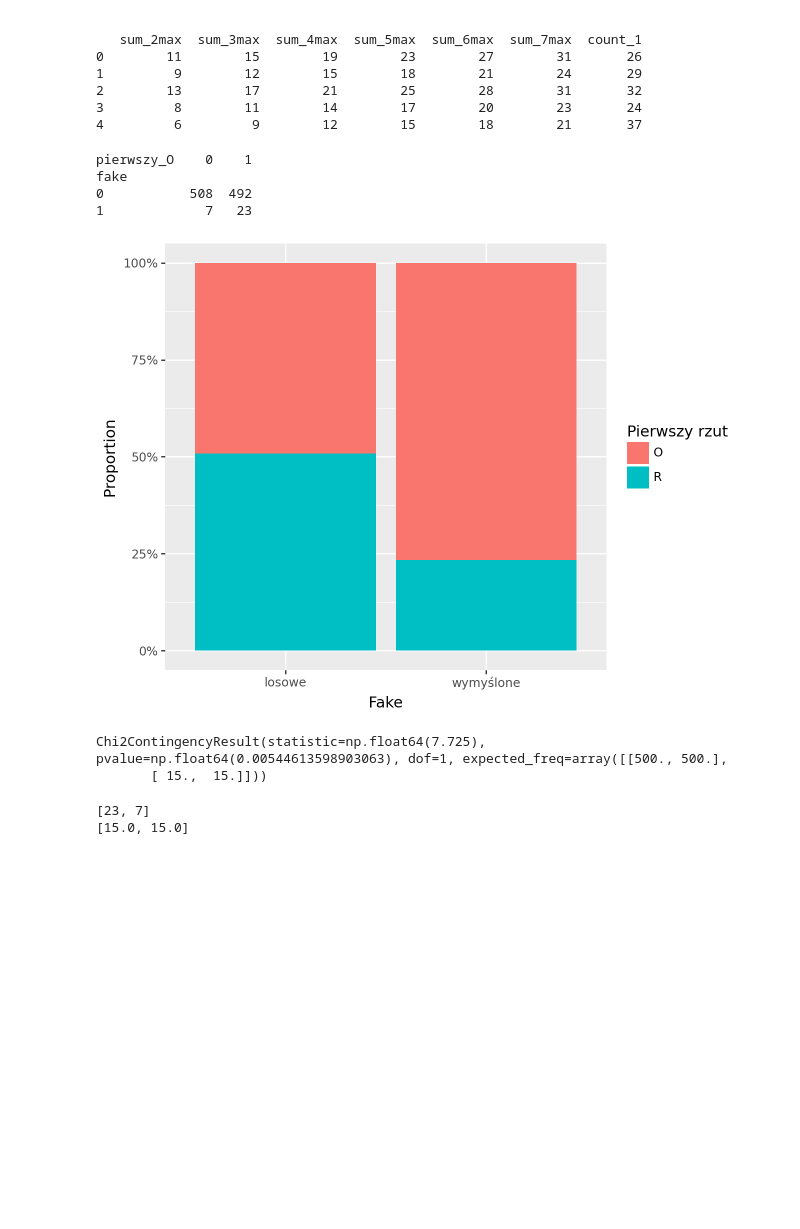
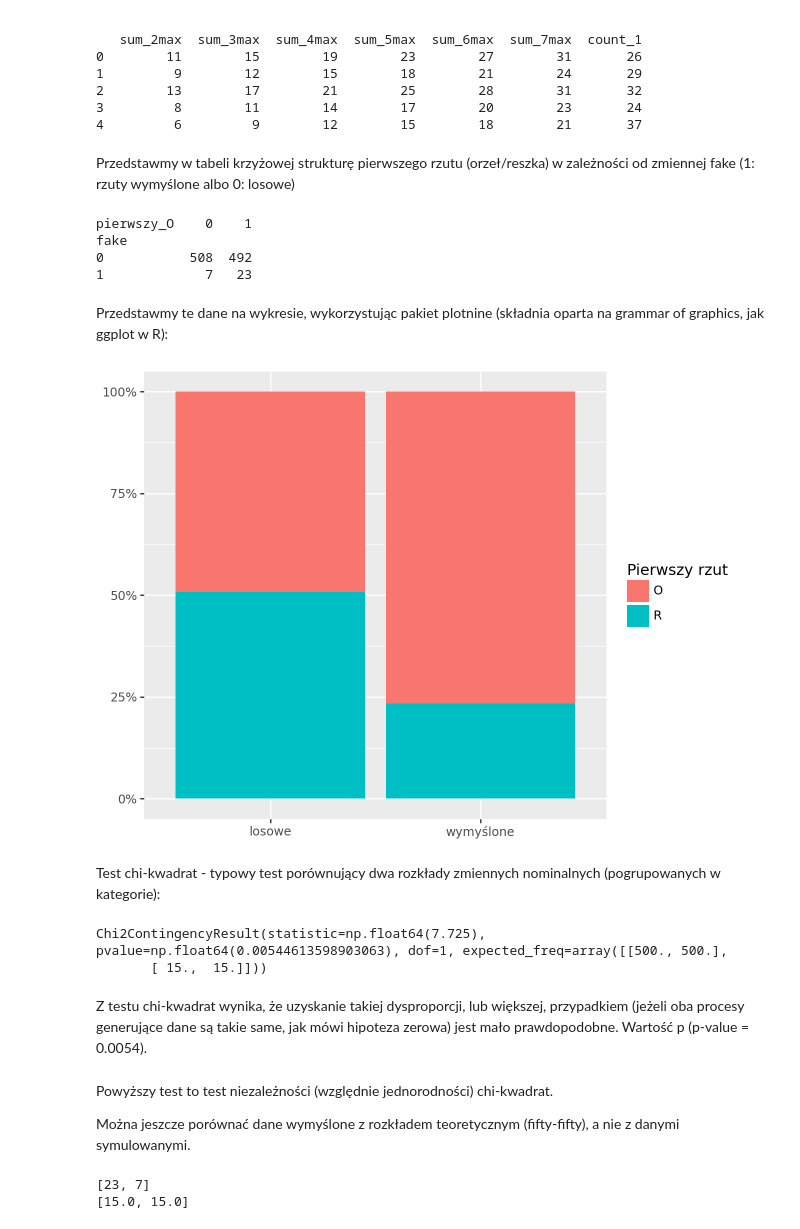
Before and after one commit to blakocha/ADRPY2025, a Jupyter notebook: Notatki_20251123_13.ipynb, the cells around one changed output. Cells and saved outputs as stored; diff of their text form; code cells hidden in the pictures; blank space fills up the shorter version.

```diff
--- a/Notatki_20251123_13.ipynb
+++ b/Notatki_20251123_13.ipynb
@@ -30,6 +30,8 @@ print(dane.head())
 2        13        17        21        25        28        31       32
 3         8        11        14        17        20        23       24
 4         6         9        12        15        18        21       37
+# %% [markdown]
+Przedstawmy w tabeli krzyżowej strukturę pierwszego rzutu (orzeł/reszka) w zależności od zmiennej fake (1: rzuty wymyślone albo 0: losowe)
 # %%
 import pandas as pd
 
@@ -40,23 +42,27 @@ pierwszy_O    0    1
 fake
 0           508  492
 1             7   23
+# %% [markdown]
+Przedstawmy te dane na wykresie, wykorzystując pakiet plotnine (składnia oparta na grammar of graphics, jak ggplot w R):
 # %%
 from plotnine import *
 dane['fake2'] = dane['fake'].astype(str)
 dane.loc[dane['fake'] == 1, 'fake2'] = "wymyślone"
 dane.loc[dane['fake'] == 0, 'fake2'] = "losowe"
 dane['pierwszy_rzut'] = dane['pierwszy_O'].astype(str)
 dane.loc[dane['pierwszy_O'] == 1, 'pierwszy_rzut'] = "O"
 dane.loc[dane['pierwszy_O'] == 0, 'pierwszy_rzut'] = "R"
 
 (
     ggplot(dane, aes(x='fake2', fill='pierwszy_rzut'))
     + geom_bar(position='fill')  # 100% stacked automatically
     + scale_y_continuous(labels=lambda l: ["{:.0%}".format(v) for v in l])
-    + labs(x='Fake', y='Proportion', fill='Pierwszy rzut')
+    + labs(x='', y='', fill='Pierwszy rzut')
 )
 # %% [output]
-[figure, old version]
+[figure, new version]
+# %% [markdown]
+Test chi-kwadrat - typowy test porównujący dwa rozkłady zmiennych nominalnych (pogrupowanych w kategorie):
 # %%
 import scipy.stats as stats
 
@@ -65,6 +71,12 @@ test_chi2
 # %% [output]
 Chi2ContingencyResult(statistic=np.float64(7.725), pvalue=np.float64(0.00544613598903063), dof=1, expected_freq=array([[500., 500.],
        [ 15.,  15.]]))
+# %% [markdown]
+Z testu chi-kwadrat wynika, że uzyskanie takiej dysproporcji, lub większej, przypadkiem (jeżeli oba procesy generujące dane są takie same, jak mówi hipoteza zerowa) jest mało prawdopodobne. Wartość p (p-value = 0.0054).
+# %% [markdown]
+Powyższy test to test niezależności (względnie jednorodności) chi-kwadrat.
+
+Można jeszcze porównać dane wymyślone z rozkładem teoretycznym (fifty-fifty), a nie z danymi symulowanymi.
 # %%
 observed = dane['pierwszy_O'][dane['fake']==1].value_counts().tolist()
 print(observed)
```
Also changed, not shown: parts of 2 cells of this notebook.
